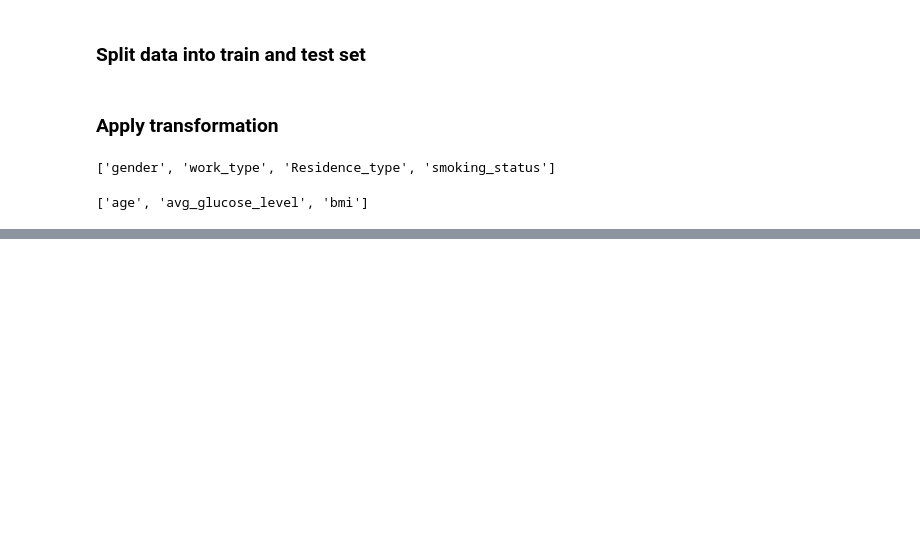
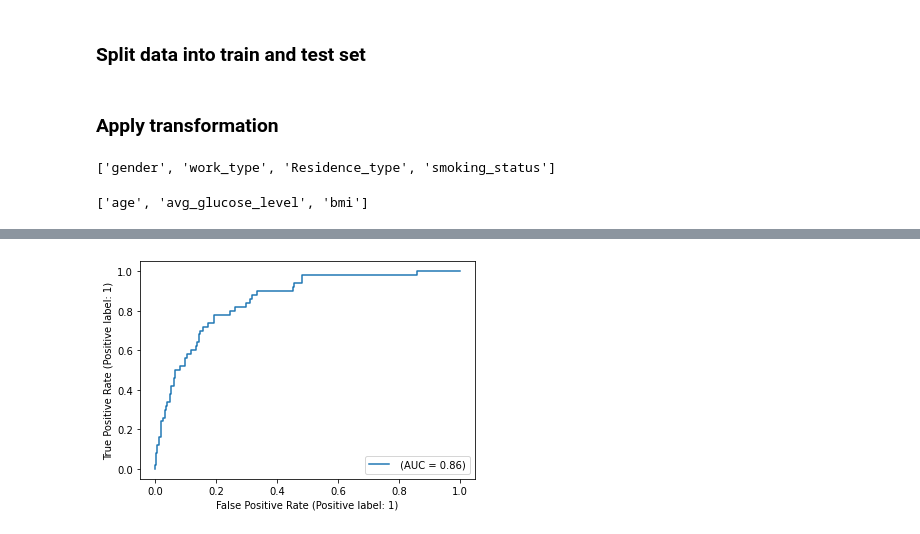
Before and after one commit to kchu1711/actl3143, a Jupyter notebook: week 3/w3_stroke.ipynb, the cells around one changed output, grey strips where cells are left out. Saved outputs shown, nothing was run; the diff lists cells and outputs as text; code cells hidden in the pictures; blank space fills up the shorter version.

```diff
--- a/week 3/w3_stroke.ipynb
+++ b/week 3/w3_stroke.ipynb
@@ -248,0 +187,8 @@ model.evaluate(X_train_transform, y_train)
+# %%
+def create_model(seed=42):
+    tf.random.set_seed(seed)
+    model = Sequential()
+    model.add(Dense(32, "leaky_relu", input_shape=X_train_ct.shape[1:]))
+    model.add(Dense(16, "leaky_relu"))
+    model.add(Dense(1, "sigmoid"))
+    return model
@@ -248,0 +216,11 @@ model.evaluate(X_train_transform, y_train)
+# %%
+model = create_model()
+
+pr_auc = tf.keras.metrics.AUC(curve="PR", name="pr_auc")
+model.compile(optimizer="adam", loss="BinaryCrossentropy",
+    metrics=["accuracy", "AUC", pr_auc])
+
+es = EarlyStopping(patience=50, restore_best_weights=True,
+    monitor="val_pr_auc", verbose=1)
+model.fit(X_train_ct, y_train, callbacks=[es], epochs=1_000, verbose=0,
+  validation_data=(X_val_ct, y_val));
@@ -253,0 +239,11 @@ model.evaluate(X_val_transform, y_val)
+# %%
+model = create_model()
+
+pr_auc = tf.keras.metrics.AUC(curve="PR", name="pr_auc")
+model.compile(optimizer="adam", loss="BinaryCrossentropy",
+    metrics=["accuracy", "AUC", pr_auc])
+
+es = EarlyStopping(patience=50, restore_best_weights=True,
+    monitor="val_pr_auc", verbose=1)
+model.fit(X_train_ct, y_train, callbacks=[es], epochs=1_000, verbose=0,
+  validation_data=(X_val_ct, y_val), class_weight={0: 1, 1: 10});
@@ -266,0 +271,3 @@ array([[972,   0],
+# %%
+from sklearn.metrics import confusion_matrix, RocCurveDisplay, PrecisionRecallDisplay
+y_pred = model.predict(X_test_ct)
@@ -266,0 +276,4 @@ array([[972,   0],
+# %%
+RocCurveDisplay.from_predictions(y_test, y_pred, name="");
+# %% [output]
+[figure, added]
```
Also changed, not shown: parts of 28 cells of this notebook, 5 other files.
